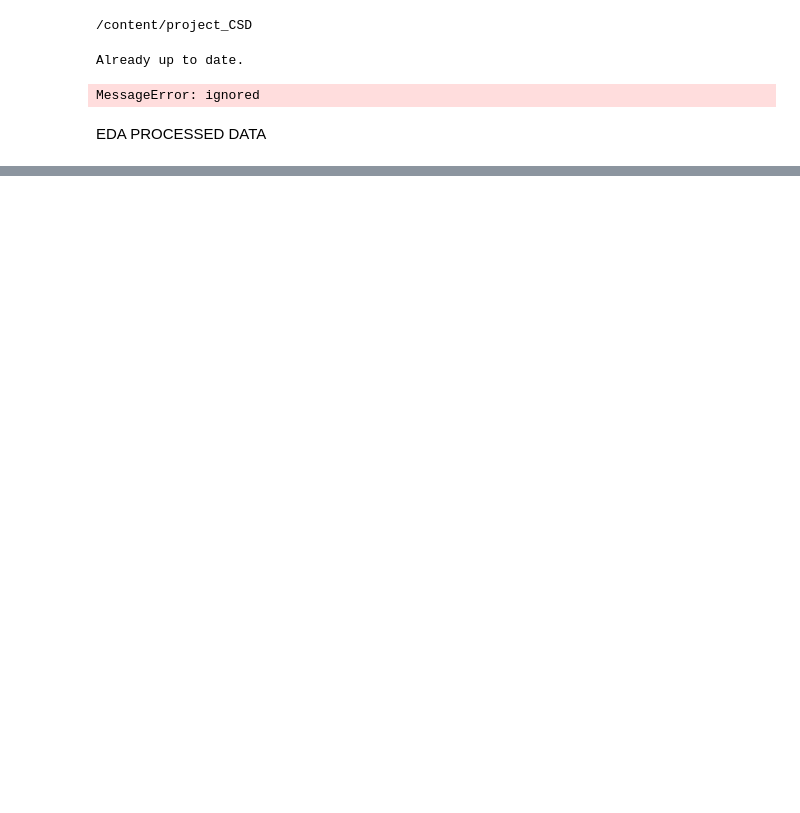
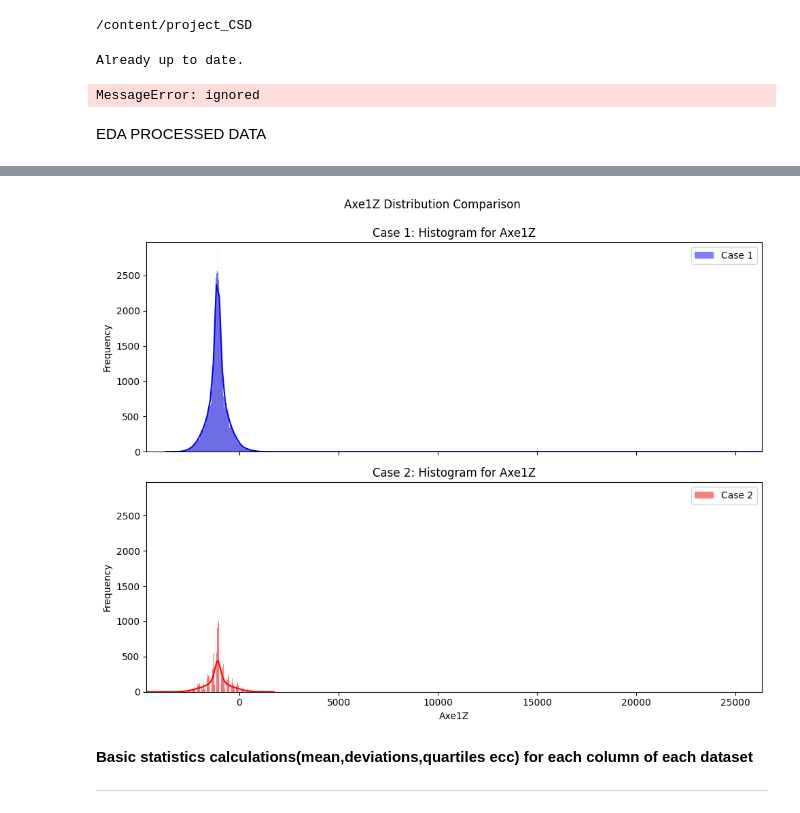
Before and after one commit to BianchiLuca28/project_CSD, a Jupyter notebook: notebook_exploration_cleaning/eda_graphs_processed_data.ipynb, the cells around one changed output, grey strips where cells are left out. Drawn from its saved outputs; the diff is of its cells as text; code cells hidden in the pictures; blank space fills up the shorter version.

```diff
--- a/notebook_exploration_cleaning/eda_graphs_processed_data.ipynb
+++ b/notebook_exploration_cleaning/eda_graphs_processed_data.ipynb
@@ -45,0 +186,47 @@ EDA PROCESSED DATA
+# %%
+# Define the common range for the histograms based on the combined data of both datasets
+combined_range_x = (min(time_series_case1_df['Axe1Z'].min(), time_series_case2_df['Axe1Z'].min()),
+                    max(time_series_case1_df['Axe1Z'].max(), time_series_case2_df['Axe1Z'].max()))
+
+# Define the number of bins based on the combined data
+num_bins = np.histogram_bin_edges(np.concatenate((time_series_case1_df['Axe1Z'], time_series_case2_df['Axe1Z'])), bins='auto').size
+
+# Find the maximum frequency (Y-axis scale) for the histograms to have the same Y scale
+max_frequency = max(
+    max(np.histogram(time_series_case1_df['Axe1Z'], bins=num_bins)[0]),
+    max(np.histogram(time_series_case2_df['Axe1Z'], bins=num_bins)[0])
+)
+
+# Create a figure with 2 subplots
+fig, axs = plt.subplots(nrows=2, ncols=1, figsize=(10, 8), sharex=True, sharey=True)
+fig.suptitle('Axe1Z Distribution Comparison')
+
+# Plot histogram for case1 dataset
+sns.histplot(time_series_case1_df['Axe1Z'], ax=axs[0], color='blue', bins=num_bins, kde=True, label='Case 1')
+axs[0].set_title('Case 1: Histogram for Axe1Z')
+axs[0].set_xlabel('Axe1Z')
+axs[0].set_ylabel('Frequency')
+axs[0].legend()
+
+# Plot histogram for case2 dataset
+sns.histplot(time_series_case2_df['Axe1Z'], ax=axs[1], color='red', bins=num_bins, kde=True, label='Case 2')
+axs[1].set_title('Case 2: Histogram for Axe1Z')
+axs[1].set_xlabel('Axe1Z')
+axs[1].set_ylabel('Frequency')
+axs[1].legend()
+
+# Adjust the layout
+plt.tight_layout()
+plt.subplots_adjust(top=0.9)  # Adjust top spacing to accommodate the main title
+
+# Set the same x-axis and y-axis scale for both histograms
+plt.setp(axs, xlim=combined_range_x, ylim=(0, max_frequency))
+
+# Show the plot
+plt.show()
+# %% [output]
+[figure, added]
+# %% [markdown]
+**Basic statistics calculations(mean,deviations,quartiles ecc) for each column of each dataset**
+
+---
```
Also changed, not shown: parts of 10 cells of this notebook.
